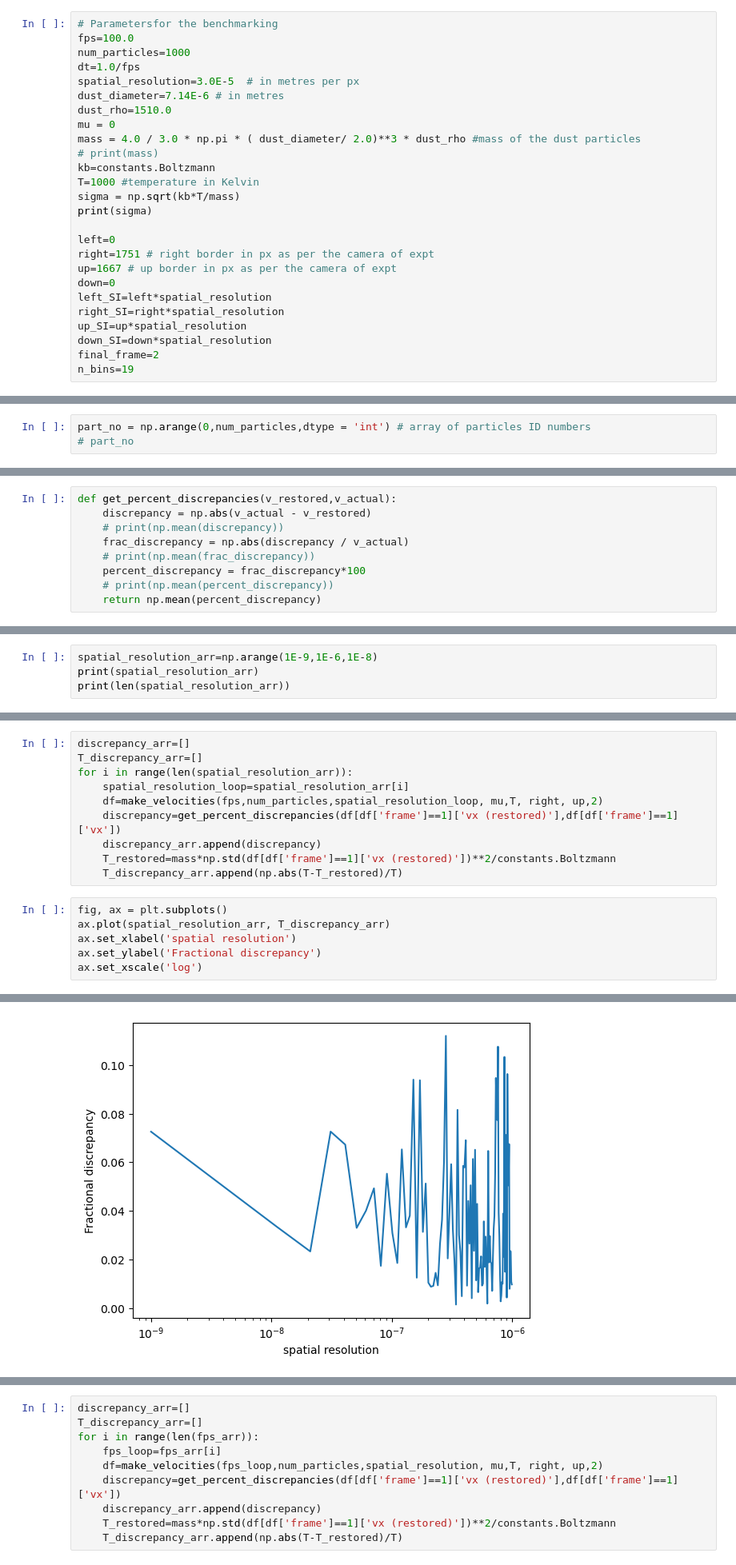
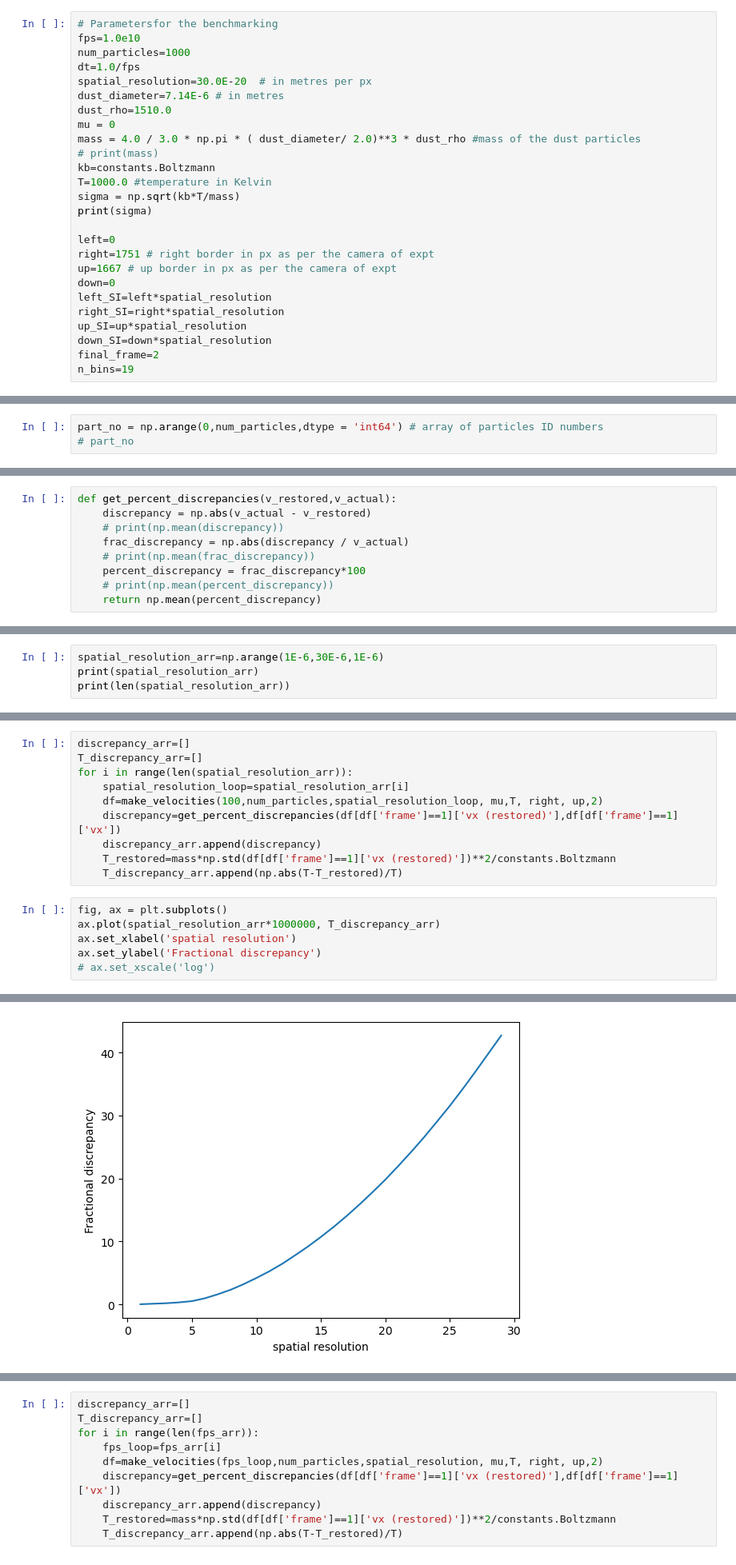
Before and after one commit to ParthM1504/Benchmarking-Dusty-Plasma-Temperature-Code, a Jupyter notebook: Benchmarking.ipynb, the cells around one changed output, grey strips where cells are left out. Shown at 80% size. Cells and saved outputs as stored; diff of their text form.

```diff
--- a/Benchmarking.ipynb
+++ b/Benchmarking.ipynb
@@ -9,17 +9,17 @@ from scipy import constants
 Defining the Variables
 # %%
 # Parametersfor the benchmarking
-fps=100.0
+fps=1.0e10
 num_particles=1000
 dt=1.0/fps
-spatial_resolution=3.0E-5  # in metres per px
+spatial_resolution=30.0E-20  # in metres per px
 dust_diameter=7.14E-6 # in metres
 dust_rho=1510.0
 mu = 0
 mass = 4.0 / 3.0 * np.pi * ( dust_diameter/ 2.0)**3 * dust_rho #mass of the dust particles
 # print(mass)
 kb=constants.Boltzmann
-T=1000 #temperature in Kelvin
+T=1000.0 #temperature in Kelvin
 sigma = np.sqrt(kb*T/mass)
 print(sigma)
 
@@ -77,5 +77,5 @@ print(sample_x_rough_prev_SI)
 # %%
-part_no = np.arange(0,num_particles,dtype = 'int') # array of particles ID numbers
+part_no = np.arange(0,num_particles,dtype = 'int64') # array of particles ID numbers
 # part_no
 # %% [markdown]
 Generating velocities
@@ -334,5 +335,5 @@ ax.bar(arr_bins_centers, counts_res/final_frame, width = (arr_bins_centers[1] -
 # %%
-spatial_resolution_arr=np.arange(1E-9,1E-6,1E-8)
+spatial_resolution_arr=np.arange(1E-6,30E-6,1E-6)
 print(spatial_resolution_arr)
 print(len(spatial_resolution_arr))
 # %% [output]
@@ -355,15 +347,15 @@ discrepancy_arr=[]
 T_discrepancy_arr=[]
 for i in range(len(spatial_resolution_arr)):
     spatial_resolution_loop=spatial_resolution_arr[i]
-    df=make_velocities(fps,num_particles,spatial_resolution_loop, mu,T, right, up,2)
+    df=make_velocities(100,num_particles,spatial_resolution_loop, mu,T, right, up,2)
     discrepancy=get_percent_discrepancies(df[df['frame']==1]['vx (restored)'],df[df['frame']==1]['vx'])
     discrepancy_arr.append(discrepancy)
     T_restored=mass*np.std(df[df['frame']==1]['vx (restored)'])**2/constants.Boltzmann
     T_discrepancy_arr.append(np.abs(T-T_restored)/T)
 # %%
 fig, ax = plt.subplots()
-ax.plot(spatial_resolution_arr, T_discrepancy_arr)
+ax.plot(spatial_resolution_arr*1000000, T_discrepancy_arr)
 ax.set_xlabel('spatial resolution')
 ax.set_ylabel('Fractional discrepancy')
-ax.set_xscale('log')
+# ax.set_xscale('log')
 # %% [output]
@@ -370,2 +363,2 @@ ax.set_xscale('log')
-[figure, old version]
+[figure, new version]
 # %%
```
Also changed, not shown: parts of 26 cells of this notebook.
